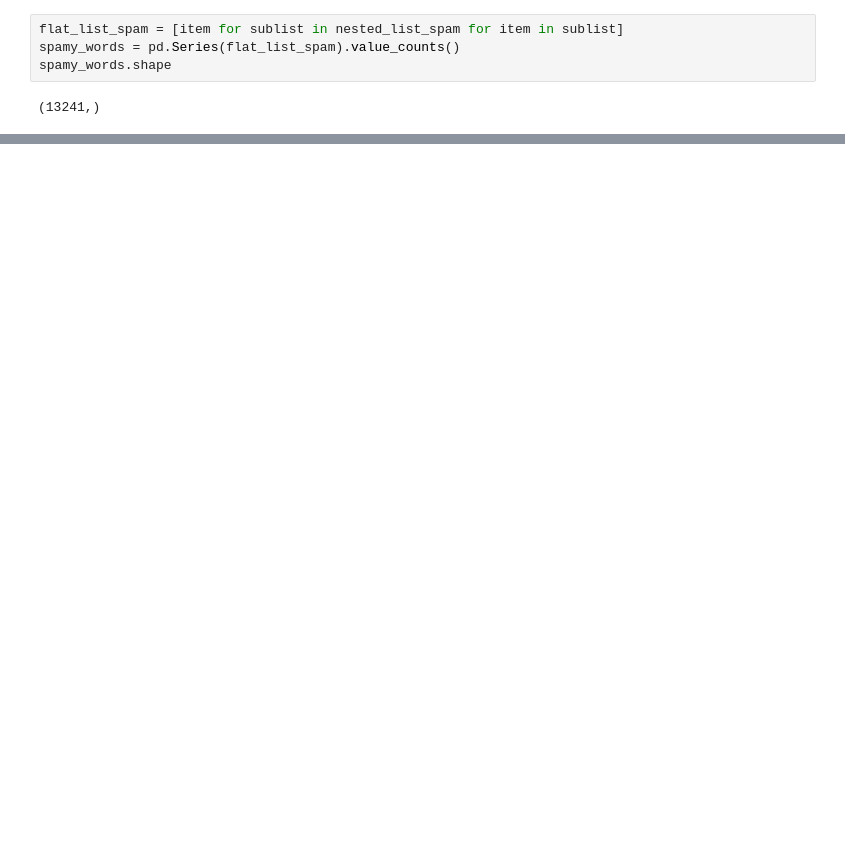
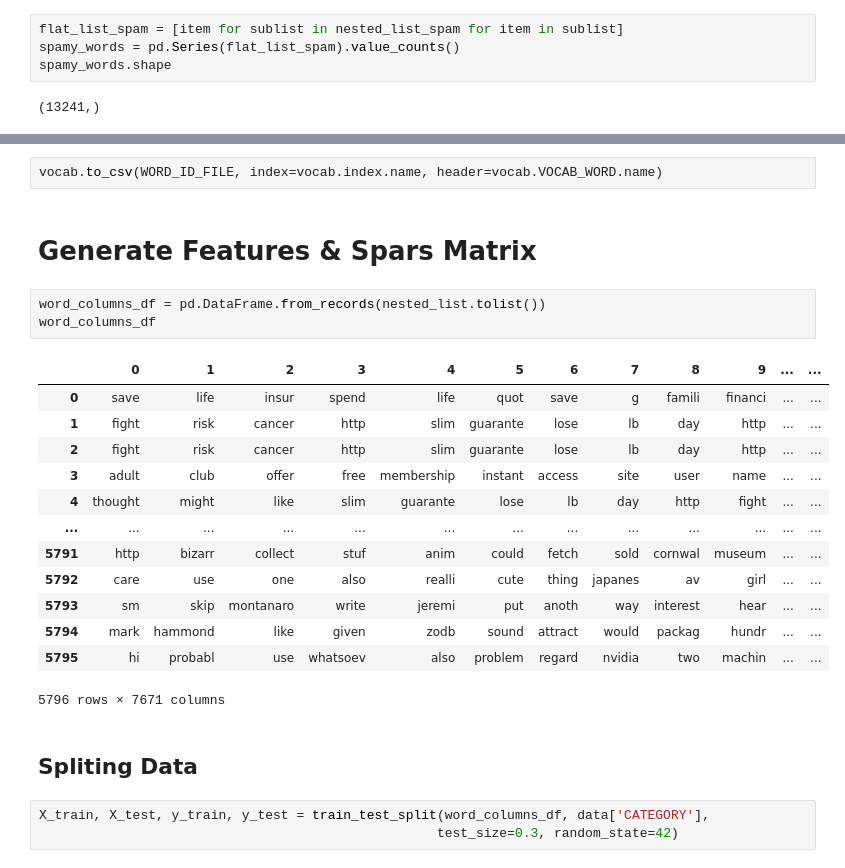
Before and after one commit to qa-amin/Naive-Bayes-Classifier-to-Filter-Spam-Emails, a Jupyter notebook: Naive _Bayes _Classifier.ipynb, the cells around one changed output, grey strips where cells are left out. Saved outputs shown, nothing was run; the diff lists cells and outputs as text; blank space fills up the shorter version.

Commit message:
Generate feature and a Spars matrix

```diff
--- a/Naive _Bayes _Classifier.ipynb
+++ b/Naive _Bayes _Classifier.ipynb
@@ -384,0 +380,26 @@ vocab.to_csv(WORD_ID_FILE, index=vocab.index.name, header=vocab.VOCAB_WORD.name)
+# %%
+vocab.to_csv(WORD_ID_FILE, index=vocab.index.name, header=vocab.VOCAB_WORD.name)
+# %% [markdown]
+# Generate Features & Spars Matrix
+# %%
+word_columns_df = pd.DataFrame.from_records(nested_list.tolist())
+word_columns_df
+# %% [output]
+|  | 0 | 1 | 2 | 3 | 4 | 5 | 6 | 7 | 8 | 9 | ... | ... |
+| 0 | save | life | insur | spend | life | quot | save | g | famili | financi | ... | ... |
+| 1 | fight | risk | cancer | http | slim | guarante | lose | lb | day | http | ... | ... |
+| 2 | fight | risk | cancer | http | slim | guarante | lose | lb | day | http | ... | ... |
+| 3 | adult | club | offer | free | membership | instant | access | site | user | name | ... | ... |
+| 4 | thought | might | like | slim | guarante | lose | lb | day | http | fight | ... | ... |
+| ... | ... | ... | ... | ... | ... | ... | ... | ... | ... | ... | ... | ... |
+| 5791 | http | bizarr | collect | stuf | anim | could | fetch | sold | cornwal | museum | ... | ... |
+| 5792 | care | use | one | also | realli | cute | thing | japanes | av | girl | ... | ... |
+| 5793 | sm | skip | montanaro | write | jeremi | put | anoth | way | interest | hear | ... | ... |
+| 5794 | mark | hammond | like | given | zodb | sound | attract | would | packag | hundr | ... | ... |
+| 5795 | hi | probabl | use | whatsoev | also | problem | regard | nvidia | two | machin | ... | ... |
+5796 rows × 7671 columns
+# %% [markdown]
+## Spliting Data
+# %%
+X_train, X_test, y_train, y_test = train_test_split(word_columns_df, data['CATEGORY'],
+                                                   test_size=0.3, random_state=42)
```
Also changed, not shown: parts of 17 cells of this notebook.
